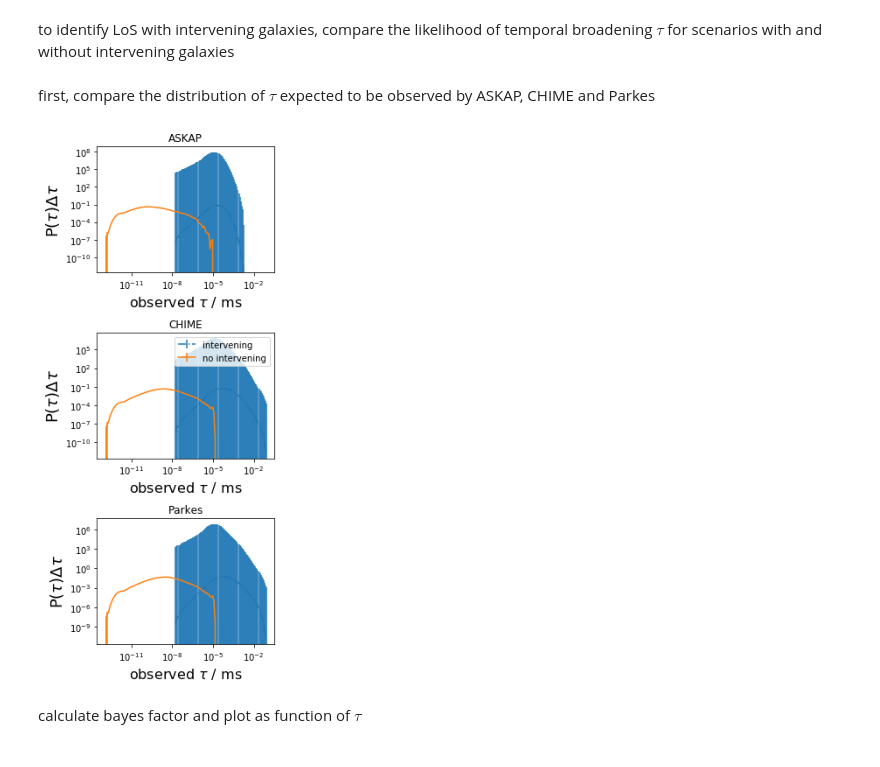
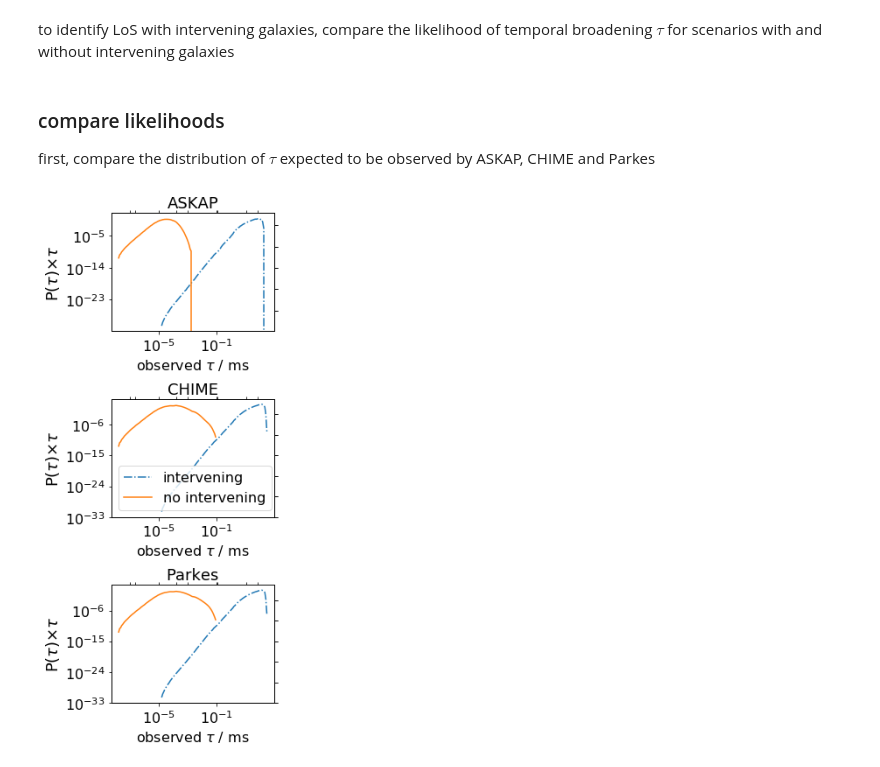
Before and after one commit to FRBs/PreFRBLE, a Jupyter notebook: notebooks/PreFRBLE_IdentifyInterveningGalaxy.ipynb, the cells around one changed output. Drawn from its saved outputs; the diff is of its cells as text; code cells hidden in the pictures.

```diff
--- a/notebooks/PreFRBLE_IdentifyInterveningGalaxy.ipynb
+++ b/notebooks/PreFRBLE_IdentifyInterveningGalaxy.ipynb
@@ -20,20 +6,51 @@ scenario_nointer = {
+# %%
+## LoS without intervening galaxy
+
+scenario_nointer = {
+    'IGM' : ['primordial'],
+    'Host' : ['Rodrigues18'],
+    'Local' : ['Piro18/wind'],
+}
+
+## LoS with intervening galaxy
+scenario_inter = scenario_nointer.copy()
+scenario_inter['Inter'] = ['Rodrigues18']
+
+scenario_inter = {
+    'IGM' : ['primordial'],
+    'Host' : ['Rodrigues18'],
+    'Local' : ['Piro18/wind'],
+    'Inter' : ['Rodrigues18'],
+}
+
+## Both scenarios mixed according to expected number of intervening galaxies N_inter as function of redshift ( NInter )
+## not actually used here
+scenario_inter_realistic = scenario_inter.copy()
+scenario_inter_realistic['N_inter'] = True
+
+scenario_inter_realistic = {
+    'IGM' : ['primordial'],
+    'Host' : ['Rodrigues18'],
+    'Local' : ['Piro18/wind'],
+    'Inter' : ['Rodrigues18'],
+    'N_inter' : True
+}
 # %% [markdown]
+### compare likelihoods
 first, compare the distribution of $\tau$ expected to be observed by ASKAP, CHIME and Parkes
 # %%
 #fig, axs = plt.subplots( 1, len(telescopes), figsize=(4*len(telescopes), 3) )
 fig, axs = plt.subplots( len(telescopes), 1, figsize=(4, len(telescopes)* 3) )
 
 population = 'SMD'
 
 for telescope, ax in zip( telescopes, axs):
-    P_i, x_i, dev_i = GetLikelihood_Telescope( measure='tau', telescope=telescope, population='SMD', dev=True, **scenario_inter )
-    PlotLikelihood( P=P_i, x=x_i, dev=dev_i, ax=ax, label='intervening', linestyle="-.", measure='tau', density=False )
-    P, x, dev = GetLikelihood_Telescope( measure='tau', telescope=telescope, population='SMD', dev=True, **scenario_nointer )
-    PlotLikelihood( P=P, x=x, dev=dev, ax=ax, label='no intervening', linestyle="-", measure='tau', density=False )
-    ax.set_title(labels[telescope])
-axs[1].legend()
+    for i_s, scenario in enumerate([scenario_inter, scenario_nointer]):
+        P = GetLikelihood_Telescope( measure='tau', telescope=telescope, population='SMD', dev=False, **scenario )
+        PlotLikelihood( *P, ax=ax, label=('no ' if i_s else '')+'intervening', linestyle='-' if i_s else "-.", measure='tau', density=True )
+    ax.set_title(labels[telescope], fontsize=18)
+#    ax.set_ylim(1e-12,1)
+axs[1].legend(fontsize=16)
 fig.tight_layout()
 # %% [output]
-[figure, old version]
+[figure, new version]
-# %% [markdown]
-calculate bayes factor and plot as function of $\tau$
```
Also changed, not shown: parts of 4 cells of this notebook, 8 other files.
